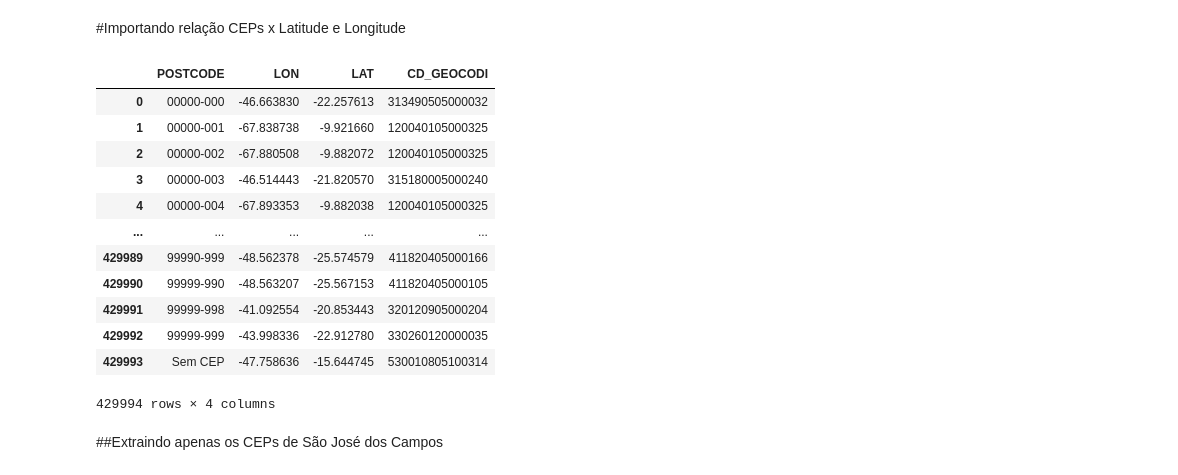
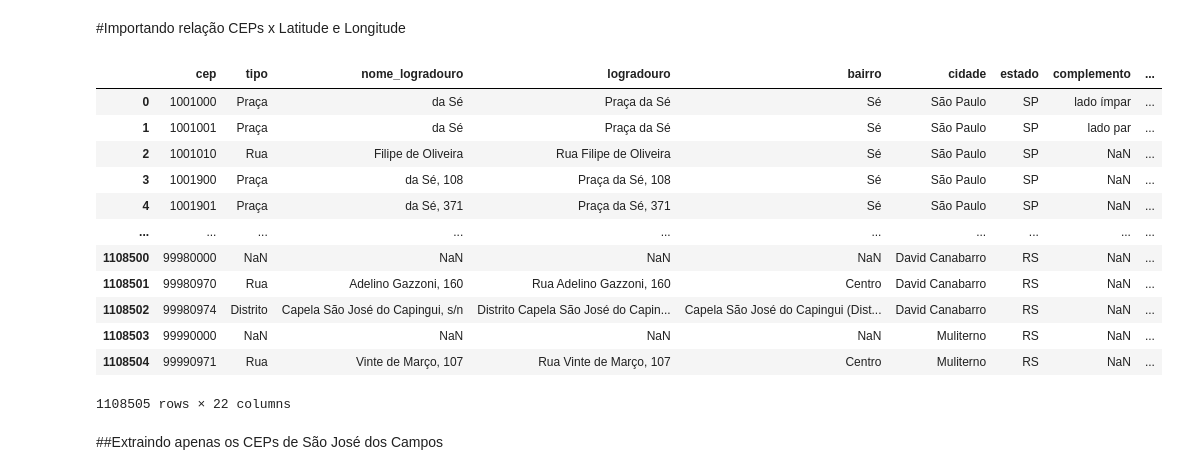
Before and after one commit to fabiollg/PI-4_Predicao_Valores_Imoveis_SJC, a Jupyter notebook: PI_4_Predicao_Valores_Imoveis_SJC.ipynb, the cells around one changed output. Drawn from its saved outputs; the diff is of its cells as text; code cells hidden in the pictures.

```diff
--- a/PI_4_Predicao_Valores_Imoveis_SJC.ipynb
+++ b/PI_4_Predicao_Valores_Imoveis_SJC.ipynb
@@ -249,21 +249,21 @@ dados_bairros_filt3
 # %% [markdown]
 #Importando relação CEPs x Latitude e Longitude
 # %%
-url_ceps = pd.read_csv('https://github.com/fabiollg/PI-4_Predicao_Valores_Imoveis_SJC/raw/main/dados/census_code_cep_coordinates.zip',compression='zip')
-url_ceps
+url_cep2018 = pd.read_csv('https://github.com/fabiollg/PI-4_Predicao_Valores_Imoveis_SJC/raw/main/dados/ceps_coord_2018.zip', compression='zip',encoding='latin')
+display(url_cep2018)
 # %% [output]
-|  | POSTCODE | LON | LAT | CD_GEOCODI |
-| 0 | 00000-000 | -46.663830 | -22.257613 | 313490505000032 |
-| 1 | 00000-001 | -67.838738 | -9.921660 | 120040105000325 |
-| 2 | 00000-002 | -67.880508 | -9.882072 | 120040105000325 |
-| 3 | 00000-003 | -46.514443 | -21.820570 | 315180005000240 |
-| 4 | 00000-004 | -67.893353 | -9.882038 | 120040105000325 |
-| ... | ... | ... | ... | ... |
-| 429989 | 99990-999 | -48.562378 | -25.574579 | 411820405000166 |
-| 429990 | 99999-990 | -48.563207 | -25.567153 | 411820405000105 |
-| 429991 | 99999-998 | -41.092554 | -20.853443 | 320120905000204 |
-| 429992 | 99999-999 | -43.998336 | -22.912780 | 330260120000035 |
-| 429993 | Sem CEP | -47.758636 | -15.644745 | 530010805100314 |
+|  | cep | tipo | nome_logradouro | logradouro | bairro | cidade | estado | complemento | ... |
+| 0 | 1001000 | Praça | da Sé | Praça da Sé | Sé | São Paulo | SP | lado ímpar | ... |
+| 1 | 1001001 | Praça | da Sé | Praça da Sé | Sé | São Paulo | SP | lado par | ... |
+| 2 | 1001010 | Rua | Filipe de Oliveira | Rua Filipe de Oliveira | Sé | São Paulo | SP | NaN | ... |
+| 3 | 1001900 | Praça | da Sé, 108 | Praça da Sé, 108 | Sé | São Paulo | SP | NaN | ... |
+| 4 | 1001901 | Praça | da Sé, 371 | Praça da Sé, 371 | Sé | São Paulo | SP | NaN | ... |
+| ... | ... | ... | ... | ... | ... | ... | ... | ... | ... |
+| 1108500 | 99980000 | NaN | NaN | NaN | NaN | David Canabarro | RS | NaN | ... |
+| 1108501 | 99980970 | Rua | Adelino Gazzoni, 160 | Rua Adelino Gazzoni, 160 | Centro | David Canabarro | RS | NaN | ... |
+| 1108502 | 99980974 | Distrito | Capela São José do Capingui, s/n | Distrito Capela São José do Capin... | Capela São José do Capingui (Dist... | David Canabarro | RS | NaN | ... |
+| 1108503 | 99990000 | NaN | NaN | NaN | NaN | Muliterno | RS | NaN | ... |
+| 1108504 | 99990971 | Rua | Vinte de Março, 107 | Rua Vinte de Março, 107 | Centro | Muliterno | RS | NaN | ... |
-429994 rows × 4 columns
+1108505 rows × 22 columns
 # %% [markdown]
 ##Extraindo apenas os CEPs de São José dos Campos
```
Also changed, not shown: parts of 9 cells of this notebook.
